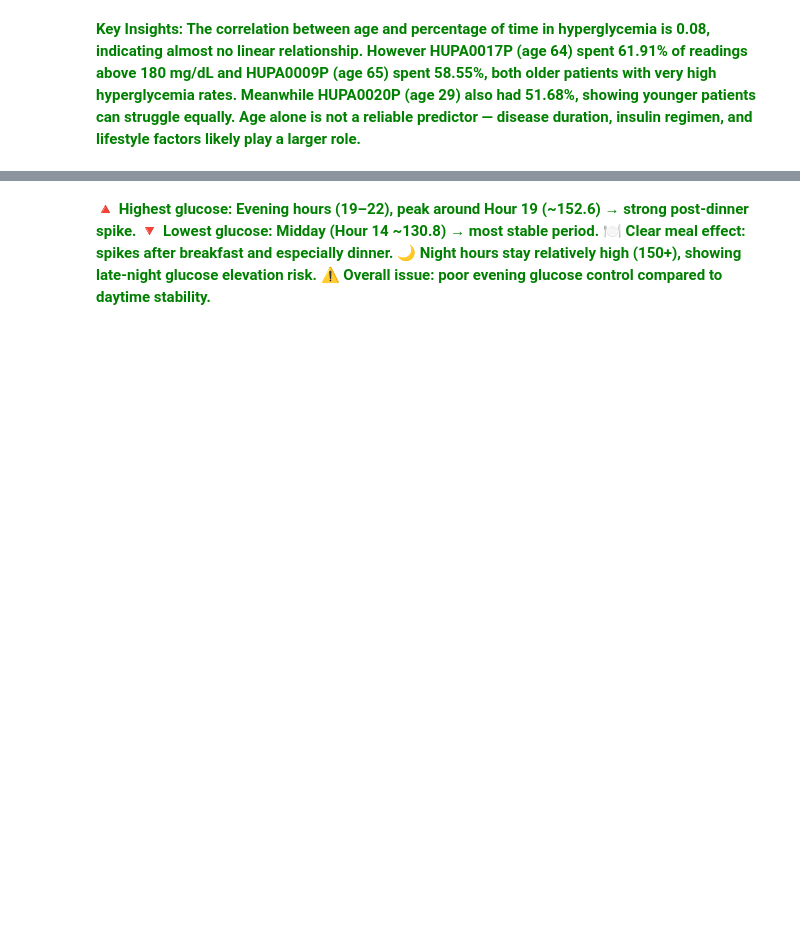
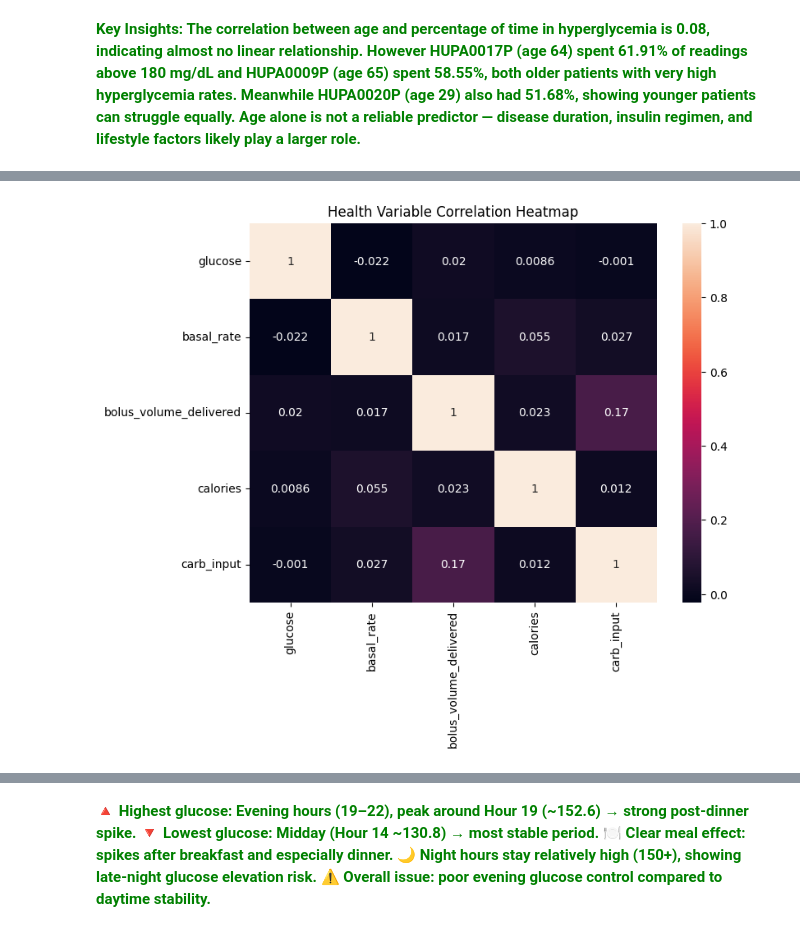
Before and after one commit to PoojaBELURE1724/Team6_DataDynamos_Python-Hackathon_MAY-2026, a Jupyter notebook: Team6_DataDynamos_category3.PrescriptiveAnalysis.ipynb, the cells around one changed output, grey strips where cells are left out. Drawn from its saved outputs; the diff is of its cells as text; code cells hidden in the pictures; blank space fills up the shorter version.

```diff
--- a/Team6_DataDynamos_category3.PrescriptiveAnalysis.ipynb
+++ b/Team6_DataDynamos_category3.PrescriptiveAnalysis.ipynb
@@ -395,0 +511,20 @@ plt.show()
+# %%
+import seaborn as sns
+
+# Select numeric columns
+corr = df[['glucose',
+           'basal_rate',
+           'bolus_volume_delivered',
+           'calories',
+           'carb_input']].corr()
+
+# Plot heatmap
+plt.figure(figsize=(8,6))
+
+sns.heatmap(corr, annot=True)
+
+plt.title("Health Variable Correlation Heatmap")
+
+plt.show()
+# %% [output]
+[figure, added]
```
Also changed, not shown: parts of 90 cells of this notebook.
